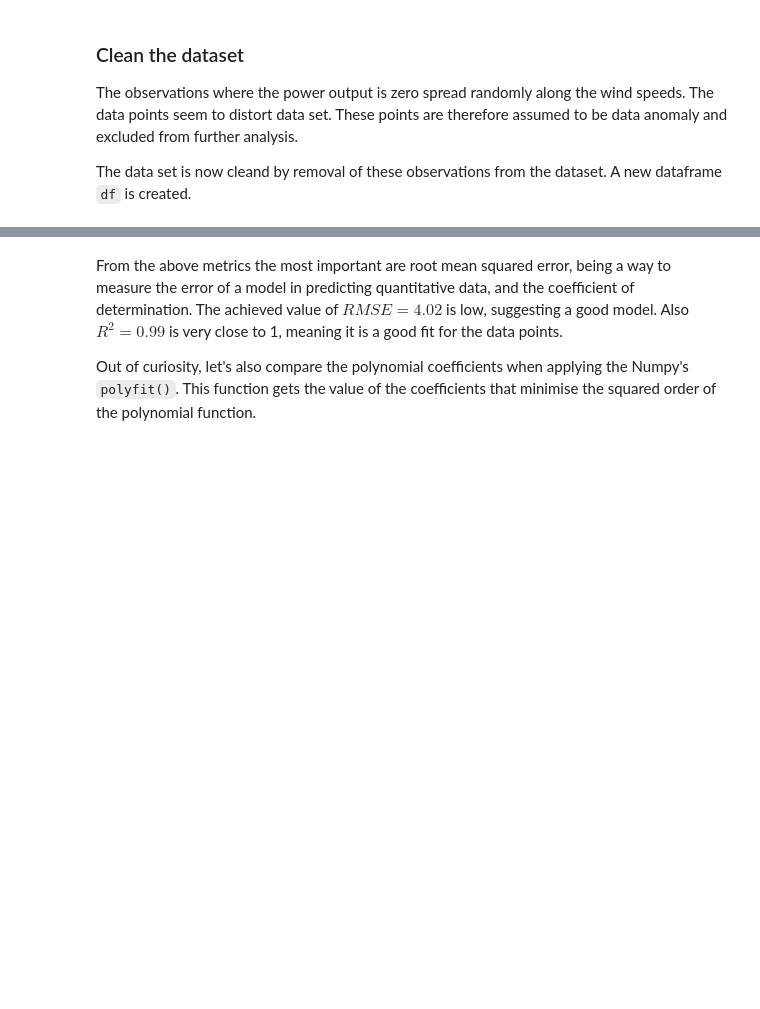
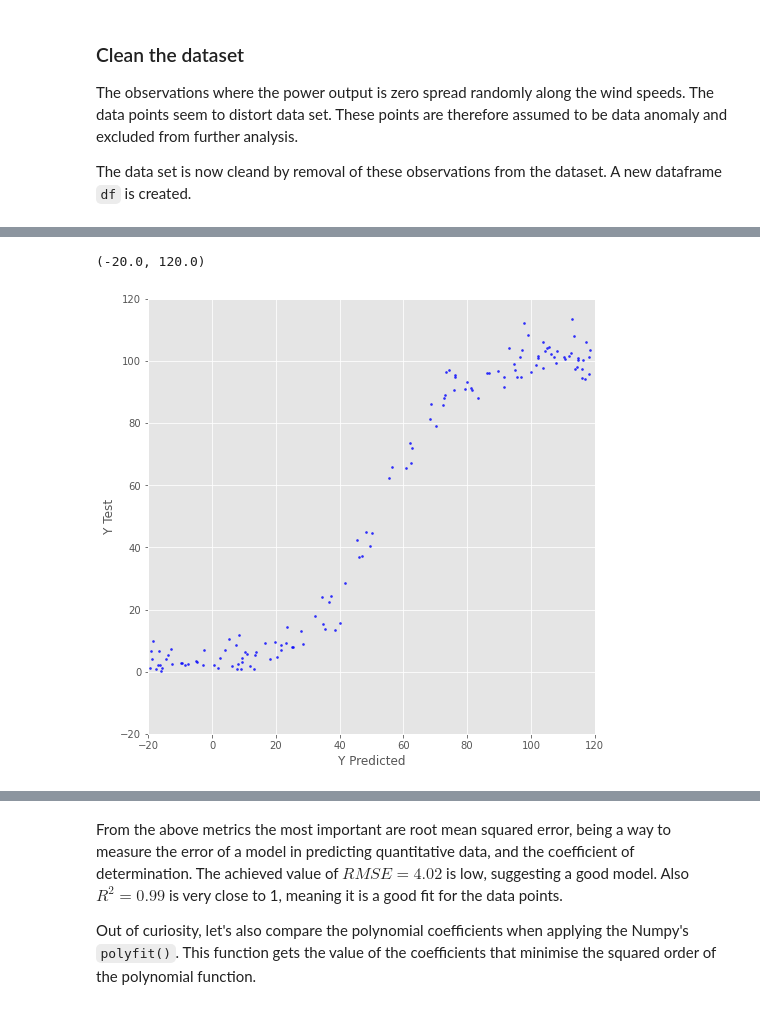
Before and after one commit to andkoc001/Machine-Learning-and-Statistics-Project, a Jupyter notebook: Powerproduction_ML.ipynb, the cells around one changed output, grey strips where cells are left out. Saved outputs shown, nothing was run; the diff lists cells and outputs as text; code cells hidden in the pictures; blank space fills up the shorter version.

```diff
--- a/Powerproduction_ML.ipynb
+++ b/Powerproduction_ML.ipynb
@@ -169,0 +181,22 @@ df = df_raw[df_raw['power'] !=0]
+# %%
+# assign "speed" and "power" sets to variables X and y
+X, y = df["speed"], df["power"]
+
+# random_state (seed) is set for consistancy
+X_train, X_test, y_train, y_test = train_test_split(X, y, test_size=0.3, random_state=42)
+
+# convert the array shape and unify the lengths
+X_train = X_train.values.reshape(-1,1)
+y_train = y_train.values.reshape(-1,1)
+# X_test = X_test.values.reshape(-1,1)
+# y_test = y_test.values.reshape(-1,1)
+
+# create an instance of a LinearRegression() model named lin_reg_model.
+lin_reg_model = LinearRegression()
+
+#Train/fit lin_reg_model on the training data.
+lin_reg_model.fit(X_train, y_train)
+
+
+# print out the coefficient of the model (slope)
+print(f"The model coefficient (slope) is {float(lin_reg_model.coef_):.2f}, meaning for each x-value increase by 1, the predicted response increases by {float(lin_reg_model.coef_):.2f}.")
@@ -169,0 +211,16 @@ df = df_raw[df_raw['power'] !=0]
+# %%
+# reschape X_test
+X_test = X_test.values.reshape(-1,1)
+
+y_predictions = lin_reg_model.predict(X_test)
+# %%
+# plot the results
+plt.scatter(y_predictions, y_test, s=4, color='blue', alpha=.8)
+plt.xlabel('Y Predicted')
+plt.ylabel('Y Test')
+plt.rcParams["figure.figsize"] = (8,8)
+plt.xlim(-20,120)
+plt.ylim(-20,120)
+# %% [output]
+(-20.0, 120.0)
+[figure, added]
```
Also changed, not shown: parts of 15 cells of this notebook.
